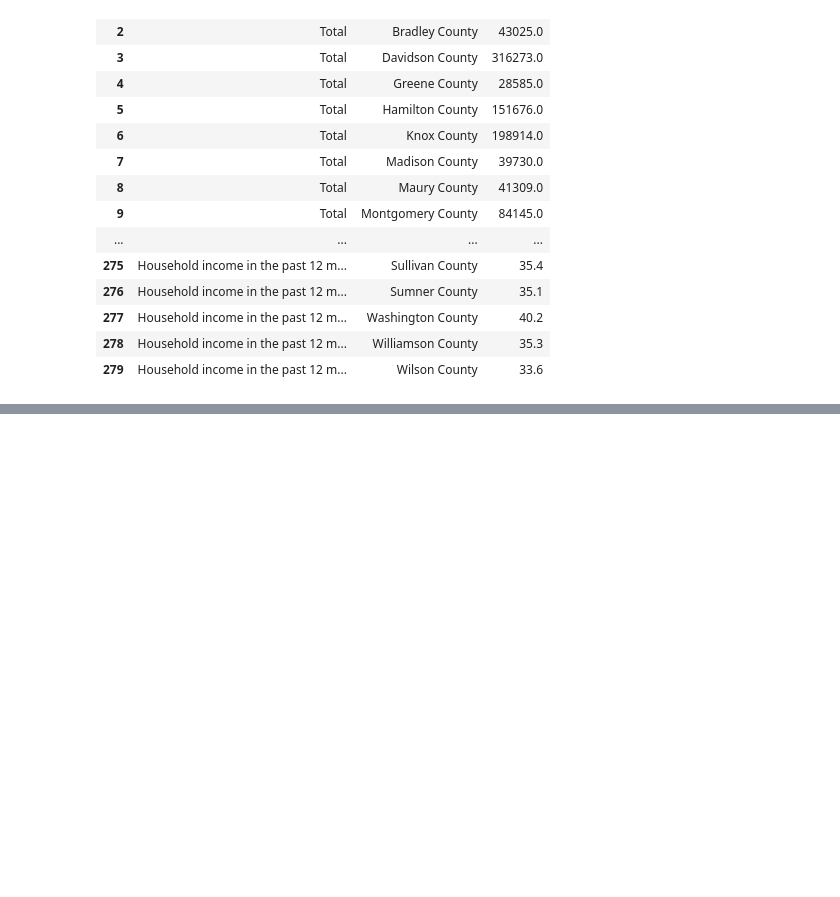
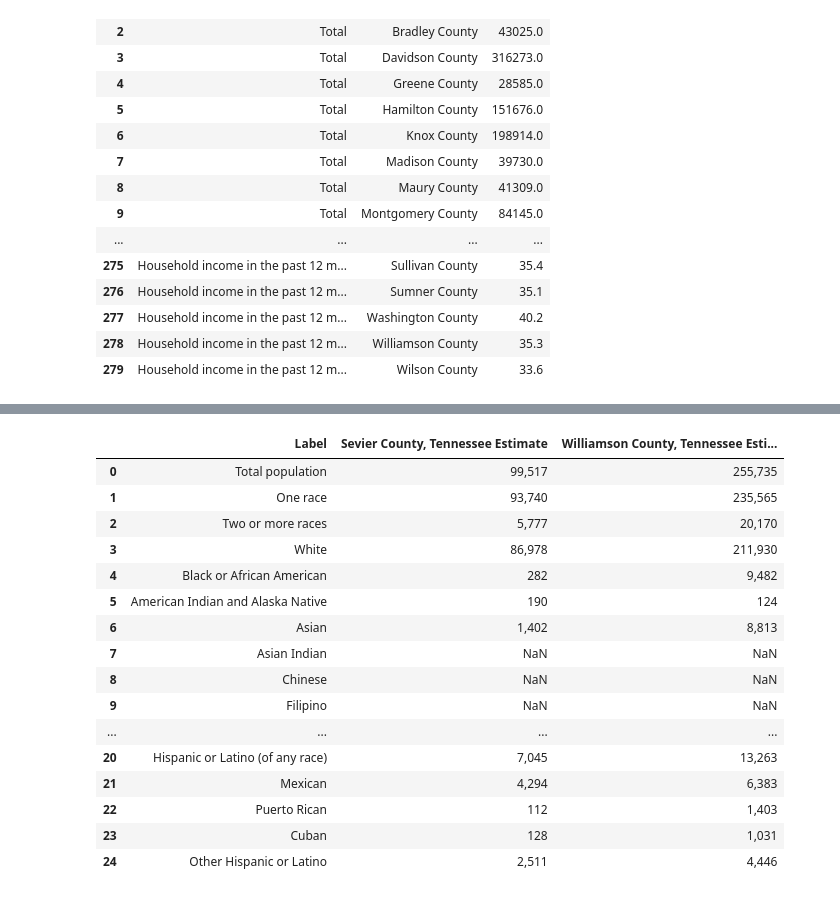
Before and after one commit to scost46/TN_Obesity_Analysis_Capstone, a Jupyter notebook: notebooks/TN_census_notebook.ipynb, the cells around one changed output, grey strips where cells are left out. Saved outputs shown, nothing was run; the diff lists cells and outputs as text; code cells hidden in the pictures; blank space fills up the shorter version.

```diff
--- a/notebooks/TN_census_notebook.ipynb
+++ b/notebooks/TN_census_notebook.ipynb
@@ -583,0 +609,20 @@ demographics
+# %%
+new_df
+# %% [output]
+|  | Label | Sevier County, Tennessee Estimate | Williamson County, Tennessee Esti... |
+| 0 | Total population | 99,517 | 255,735 |
+| 1 | One race | 93,740 | 235,565 |
+| 2 | Two or more races | 5,777 | 20,170 |
+| 3 | White | 86,978 | 211,930 |
+| 4 | Black or African American | 282 | 9,482 |
+| 5 | American Indian and Alaska Native | 190 | 124 |
+| 6 | Asian | 1,402 | 8,813 |
+| 7 | Asian Indian | NaN | NaN |
+| 8 | Chinese | NaN | NaN |
+| 9 | Filipino | NaN | NaN |
+| ... | ... | ... | ... |
+| 20 | Hispanic or Latino (of any race) | 7,045 | 13,263 |
+| 21 | Mexican | 4,294 | 6,383 |
+| 22 | Puerto Rican | 112 | 1,403 |
+| 23 | Cuban | 128 | 1,031 |
+| 24 | Other Hispanic or Latino | 2,511 | 4,446 |
```
Also changed, not shown: parts of 20 cells of this notebook, 16 other files.
